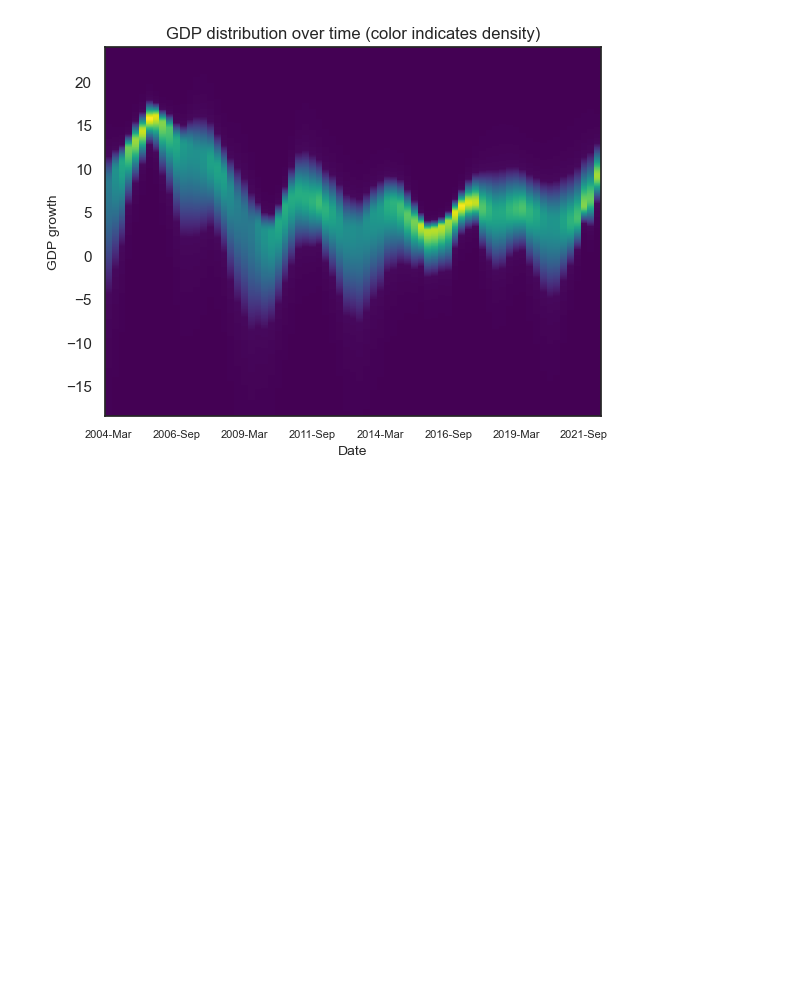
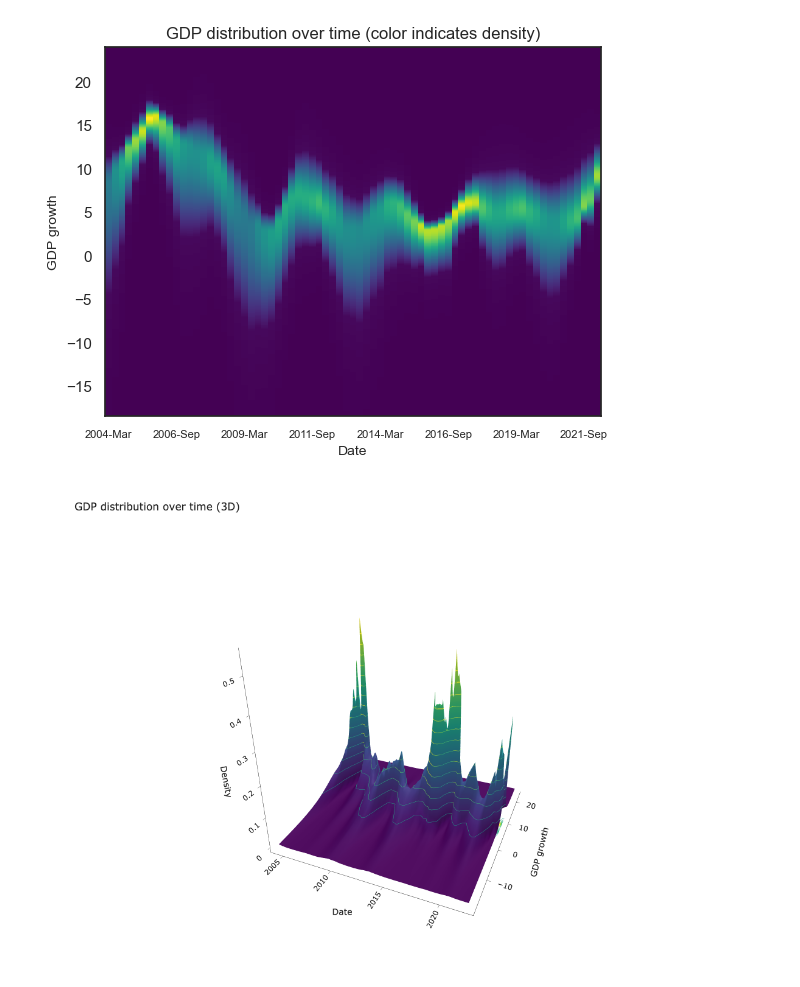
Before and after one commit to vlad-yeghiazaryan/armenian-gar, a Jupyter notebook: Modeling/GaR_estimation.ipynb, the cells around one changed output. Saved outputs shown, nothing was run; the diff lists cells and outputs as text; code cells hidden in the pictures; blank space fills up the shorter version.

```diff
--- a/Modeling/GaR_estimation.ipynb
+++ b/Modeling/GaR_estimation.ipynb
@@ -499,26 +564,38 @@ plt.show()
 # %% [output]
 [figure]
 # %%
-fig = go.Figure(data=[go.Surface(x=dates_grid, y=gdp_growth, z=gdp_density,
-                                 surfacecolor=gdp_density, colorscale='viridis',
-                                 connectgaps=True, opacity=0.99, showscale=False)])
-fig.update_traces(
-    contours_z=dict(show=True, usecolormap=True, highlightcolor="limegreen", project_z=True)
-)
+# scaler = prep.Normalizer('l1')
+# surf_color = scaler.fit_transform(gdp_density.values.reshape((1, -1))).reshape(gdp_density.values.shape)
+surf_color = gdp_density
+
+contours = {
+    "z": {"show": True, "start": 0, "end": 1,
+          "size": 1/30, "width": 16, "color": 'white',
+          'usecolormap':True, 'highlightcolor':"limegreen",
+          'project_z':True
+         }
+}
+surf = go.Surface(x=dates_grid, y=gdp_growth, z=gdp_density,
+                  surfacecolor=surf_color, colorscale='Viridis',
+                  connectgaps=True, opacity=1, showscale=False,
+                  contours=contours)
+fig = go.Figure(data=[surf])
 
 fig.update_layout(
     template='simple_white',
     title='GDP distribution over time (3D)',
     autosize=False,
     scene=dict(
-        camera_eye=dict(x=1.2, y=-1.4, z=0.4),
+        camera_eye=dict(x=0.8, y=-1.9, z=1),
         xaxis_title='Date',
         yaxis_title='GDP growth',
         zaxis_title='Density'
     ),
     width=1200,
     height=800,
-    margin=dict(l=65, r=50, b=65, t=90)
+    margin=dict(l=65, r=50, b=65, t=90),
 )
-
-fig.write_html('../Results/GDP_dist_interactive_hollow.html')
+# fig.write_html('../Results/GDP_dist_interactive.html')
+fig.show(renderer='png', width=1200, height=800)
+# %% [output]
+[figure, added]
```
Also changed, not shown: parts of 5 cells of this notebook, 3 other files.
